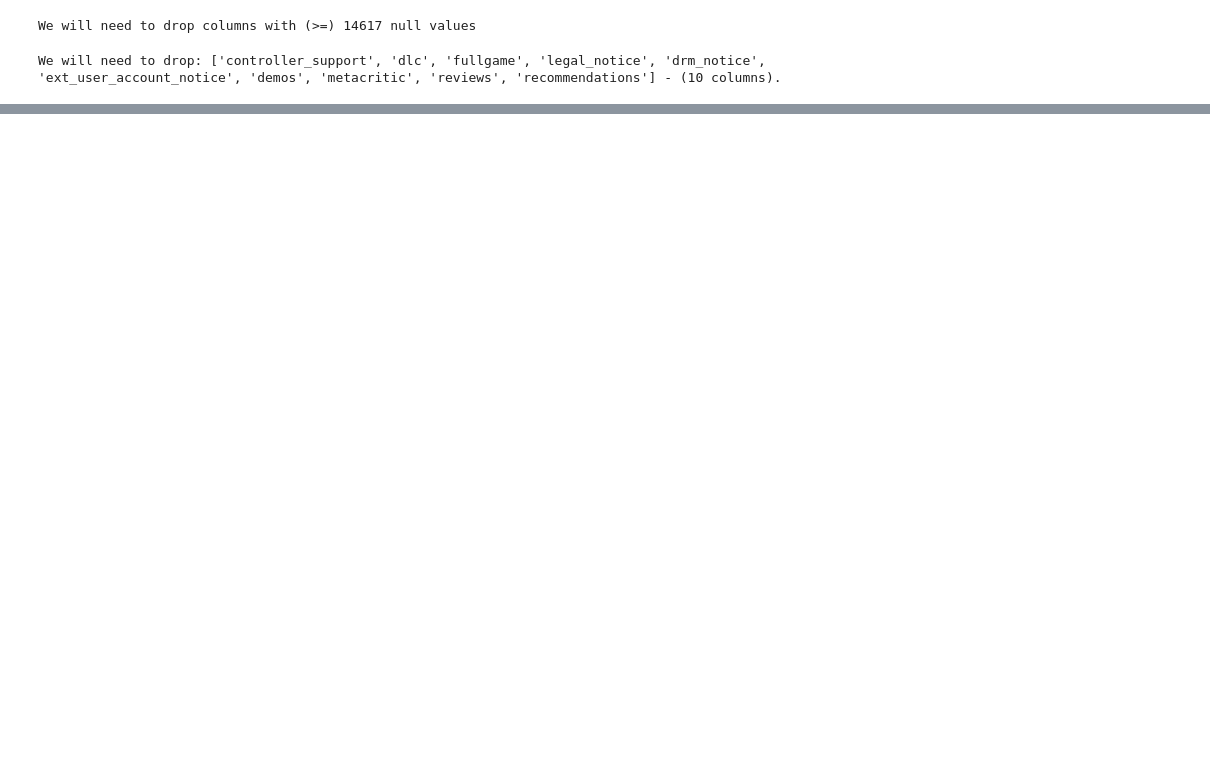
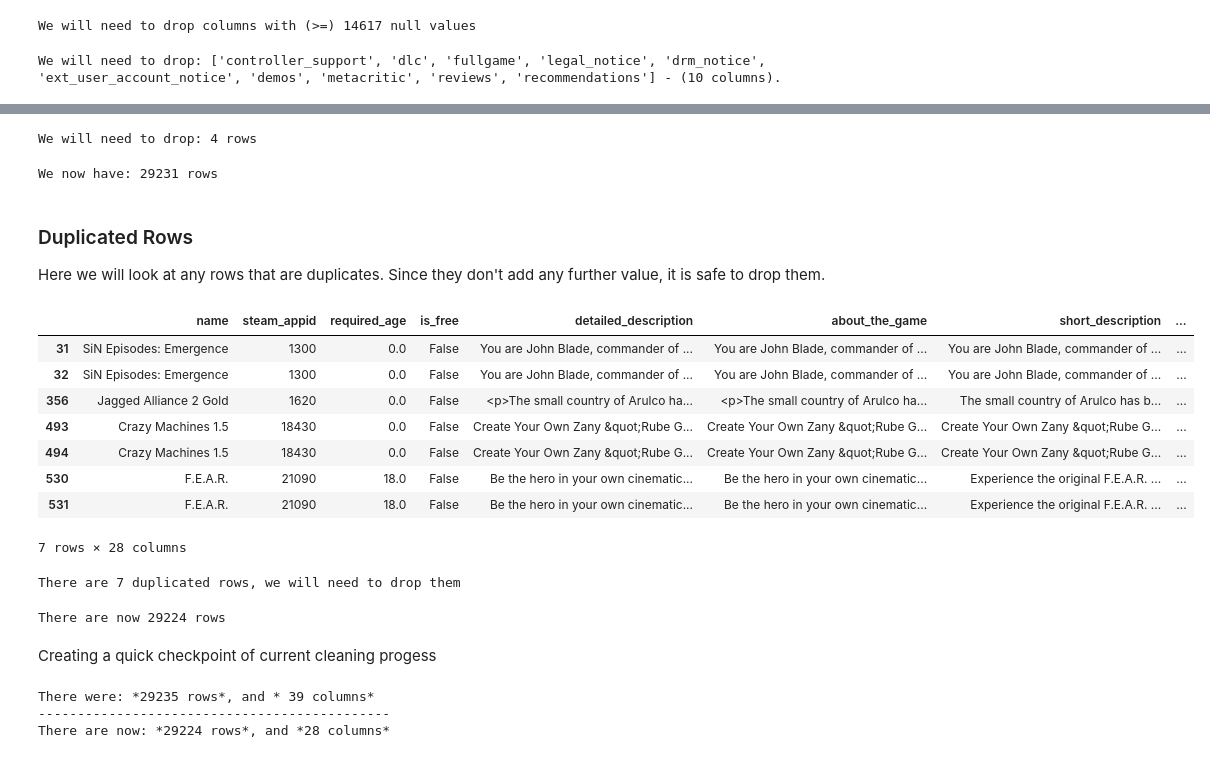
Before and after one commit to SunpreetSChahal/Steam-Raw-EDA_ML, a Jupyter notebook: (03) Steam Unclean Data - Data Cleaning.ipynb, the cells around one changed output, grey strips where cells are left out. Cells and saved outputs as stored; diff of their text form; code cells hidden in the pictures; blank space fills up the shorter version.

```diff
--- a/(03) Steam Unclean Data - Data Cleaning.ipynb
+++ b/(03) Steam Unclean Data - Data Cleaning.ipynb
@@ -118,0 +166,41 @@ It is important to note that these rows have no other values. So it is fine to d
+# %%
+print(f'We will need to drop: {no_name.shape[0]} rows')
+# %% [output]
+We will need to drop: 4 rows
+# %%
+# Dropping excess rows
+df = df.drop(index = [4918, 6779, 7235, 7350], axis=0) # Dropping the specific rows via each row's index
+
+print(f'We now have: {df.shape[0]} rows')
+# %% [output]
+We now have: 29231 rows
+# %% [markdown]
+### Duplicated Rows
+
+Here we will look at any rows that are duplicates. Since they don't add any further value, it is safe to drop them.
+# %%
+# Looking for any duplicates
+dupes = df[df.duplicated()] # adding df[...] allows us to return the values in a table format
+dupes
+# %% [output]
+|  | name | steam_appid | required_age | is_free | detailed_description | about_the_game | short_description | ... |
+| 31 | SiN Episodes: Emergence | 1300 | 0.0 | False | You are John Blade, commander of ... | You are John Blade, commander of ... | You are John Blade, commander of ... | ... |
+| 32 | SiN Episodes: Emergence | 1300 | 0.0 | False | You are John Blade, commander of ... | You are John Blade, commander of ... | You are John Blade, commander of ... | ... |
+| 356 | Jagged Alliance 2 Gold | 1620 | 0.0 | False | <p>The small country of Arulco ha... | <p>The small country of Arulco ha... | The small country of Arulco has b... | ... |
+| 493 | Crazy Machines 1.5 | 18430 | 0.0 | False | Create Your Own Zany &quot;Rube G... | Create Your Own Zany &quot;Rube G... | Create Your Own Zany &quot;Rube G... | ... |
+| 494 | Crazy Machines 1.5 | 18430 | 0.0 | False | Create Your Own Zany &quot;Rube G... | Create Your Own Zany &quot;Rube G... | Create Your Own Zany &quot;Rube G... | ... |
+| 530 | F.E.A.R. | 21090 | 18.0 | False | Be the hero in your own cinematic... | Be the hero in your own cinematic... | Experience the original F.E.A.R. ... | ... |
+| 531 | F.E.A.R. | 21090 | 18.0 | False | Be the hero in your own cinematic... | Be the hero in your own cinematic... | Experience the original F.E.A.R. ... | ... |
+7 rows × 28 columns
+# %%
+print(f'There are {dupes.shape[0]} duplicated rows, we will need to drop them') # Printing amount of values we need to drop
+# %% [output]
+There are 7 duplicated rows, we will need to drop them
+# %%
+df = df.drop(index = [31, 32, 356, 493, 494, 530, 531], axis=0) # Dropping the specific rows via each row's index
+
+print(f'There are now {df.shape[0]} rows')
+# %% [output]
+There are now 29224 rows
+# %% [markdown]
+Creating a quick checkpoint of current cleaning progess
@@ -118,0 +209,10 @@ It is important to note that these rows have no other values. So it is fine to d
+# %%
+print(f'There were: *{df_copy1.shape[0]} rows*, and * {df_copy1.shape[1]} columns*')
+
+print('---------------------------------------------')
+
+print(f'There are now: *{df.shape[0]} rows*, and *{df.shape[1]} columns*')
+# %% [output]
+There were: *29235 rows*, and * 39 columns*
+---------------------------------------------
+There are now: *29224 rows*, and *28 columns*
```
Also changed, not shown: parts of 13 cells of this notebook.
